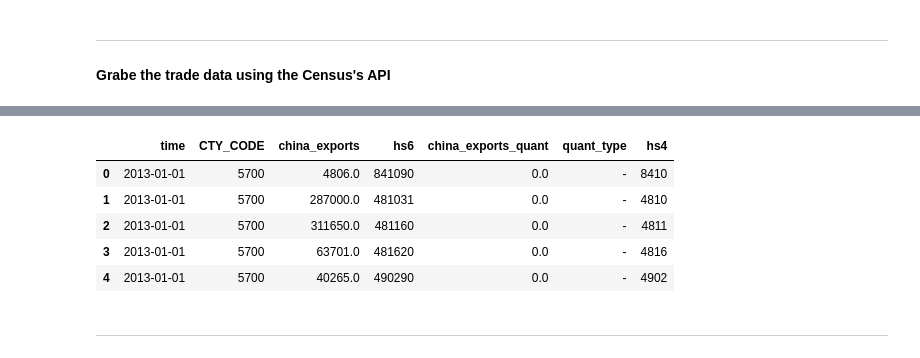
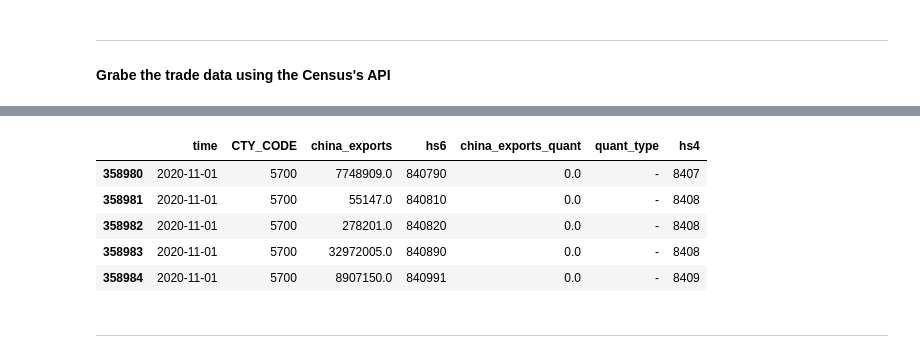
Before and after one commit to mwaugh0328/tradewar-tracker, a Jupyter notebook: phase-one-trade-Cdata.ipynb, the cells around one changed output, grey strips where cells are left out. Drawn from its saved outputs; the diff is of its cells as text; code cells hidden in the pictures.

```diff
--- a/phase-one-trade-Cdata.ipynb
+++ b/phase-one-trade-Cdata.ipynb
@@ -90,12 +90,12 @@ Timestamp('2020-10-01 00:00:00')
 # %%
-df.head()
+df.tail()
 # %% [output]
 |  | time | CTY_CODE | china_exports | hs6 | china_exports_quant | quant_type | hs4 |
-| 0 | 2013-01-01 | 5700 | 4806.0 | 841090 | 0.0 | - | 8410 |
-| 1 | 2013-01-01 | 5700 | 287000.0 | 481031 | 0.0 | - | 4810 |
-| 2 | 2013-01-01 | 5700 | 311650.0 | 481160 | 0.0 | - | 4811 |
-| 3 | 2013-01-01 | 5700 | 63701.0 | 481620 | 0.0 | - | 4816 |
-| 4 | 2013-01-01 | 5700 | 40265.0 | 490290 | 0.0 | - | 4902 |
+| 358980 | 2020-11-01 | 5700 | 7748909.0 | 840790 | 0.0 | - | 8407 |
+| 358981 | 2020-11-01 | 5700 | 55147.0 | 840810 | 0.0 | - | 8408 |
+| 358982 | 2020-11-01 | 5700 | 278201.0 | 840820 | 0.0 | - | 8408 |
+| 358983 | 2020-11-01 | 5700 | 32972005.0 | 840890 | 0.0 | - | 8408 |
+| 358984 | 2020-11-01 | 5700 | 8907150.0 | 840991 | 0.0 | - | 8409 |
 # %% [markdown]
 ---
 # %% [markdown]
```
Also changed, not shown: parts of 11 cells of this notebook, 5 other files.
